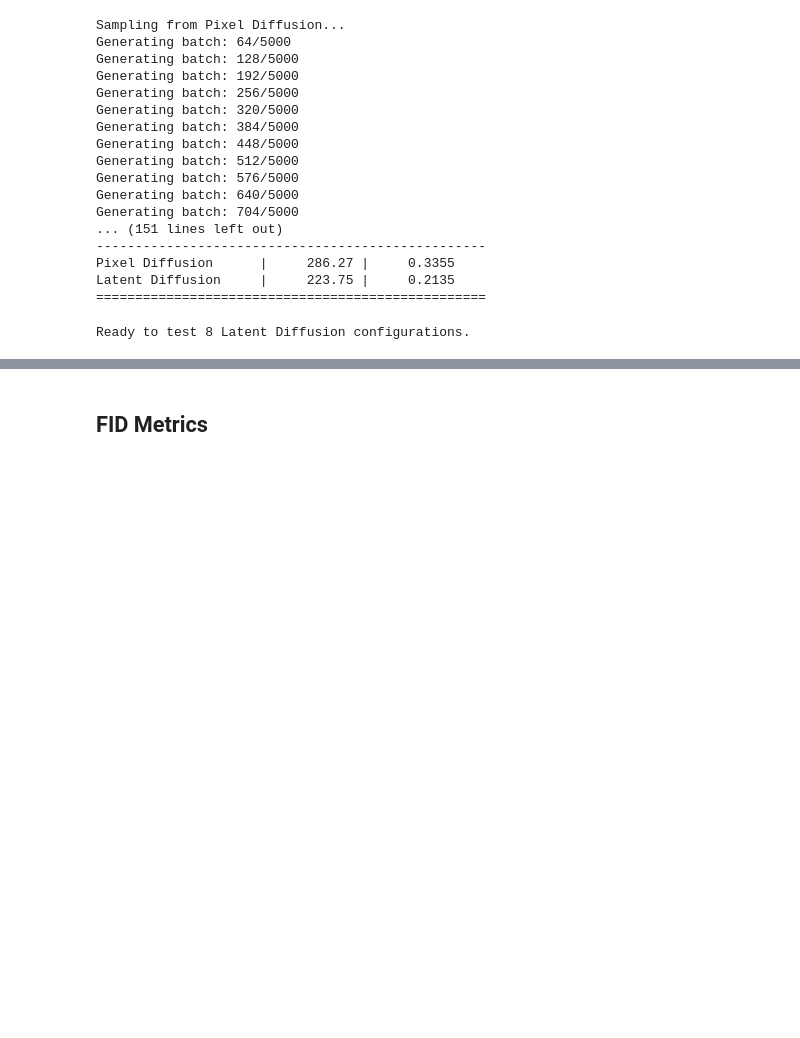
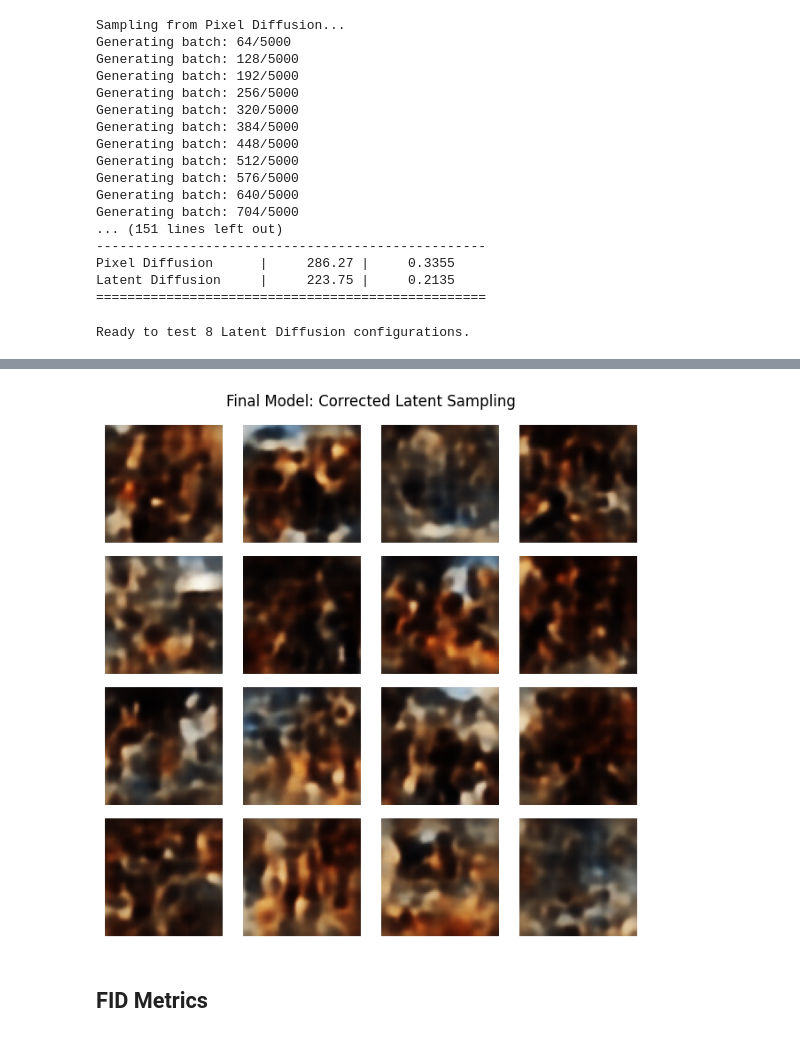
Before and after one commit to Tuco711/GenAI_Project, a Jupyter notebook: TP1-alunos-src-only/student_start_pack/ArtBench10_Student_Start_Pack.ipynb, the cells around one changed output, grey strips where cells are left out. Cells and saved outputs as stored; diff of their text form; code cells hidden in the pictures; blank space fills up the shorter version.

```diff
--- a/TP1-alunos-src-only/student_start_pack/ArtBench10_Student_Start_Pack.ipynb
+++ b/TP1-alunos-src-only/student_start_pack/ArtBench10_Student_Start_Pack.ipynb
@@ -3437,0 +3694,69 @@ Ready to test 8 Latent Diffusion configurations.
+# %%
+final_train_loader, final_test_loader = build_artbench_loaders(
+    train_hf,
+    test_hf,
+    batch_size=BATCH_SIZE,
+    use_gan_norm=True,
+    train_ids=None
+)
+
+
+# --- CONFIGURAZIONE DEFINITIVA ---
+FINAL_CFG = {
+    'lr': 5e-5,
+    'timesteps': 1000,
+    'schedule': 'cosine',
+    'epochs': 50,           # Prova con 50 per vedere il trend, poi valuta se raddoppiare
+    'latent_scale': 0.18215, # Scala la varianza latente a 1 (standard Stable Diffusion)
+    'batch_size': 64
+}
+
+# 1. Preparazione Modello
+final_model = LatentDenoiseNetwork(latent_channels=4, model_channels=128, num_res_blocks=3).to(device)
+final_diffusion = GaussianDiffusion(
+    num_timesteps=FINAL_CFG['timesteps'],
+    schedule=FINAL_CFG['schedule'],
+    device=device
+)
+
+# 2. TRAINING (Con Scaling dei Latenti)
+# L'aggiunta dello scaling nel training aiuta la UNet a vedere dati "normalizzati"
+print(f"🚀 Avvio Addestramento Finale: {FINAL_CFG['epochs']} epoche sul 100% dei dati...")
+
+final_history = fit_or_load_model(
+    model=final_model,
+    name="LDM_Final_ArtBench_v1",
+    train_function=train_diffusion,
+    load_if_available=False,
+    loader=final_train_loader,  # Usa il loader con tutto il dataset
+    schedule=final_diffusion,
+    epochs=FINAL_CFG['epochs'],
+    lr=FINAL_CFG['lr'],
+    # Applichiamo lo scaling durante l'encoding: vae_output * 0.18215
+    encode_fn=lambda x: (vae.encoder(x)[0] * FINAL_CFG['latent_scale'], None)
+)
+
+# 3. SAMPLING CON CLAMPING (La soluzione alla saturazione)
+def final_safe_sampling(unet, vae, diffusion, n_samples=16, scale=0.18215):
+    unet.eval()
+    with torch.no_grad():
+        # Partiamo da rumore Gaussiano puro
+        samples = torch.randn((n_samples, 4, 8, 8), device=device)
+
+        for i in reversed(range(diffusion.num_timesteps)):
+            t = torch.full((n_samples,), i, device=device, dtype=torch.long)
+            samples = diffusion.p_sample(unet, samples, t, i)
+
+            # TRUCCO CHIAVE: Clamping dinamico dei latenti ad ogni step
+            # Impedisce ai valori di divergere e creare i colori "bruciati"
+            samples = torch.clamp(samples, -2.5, 2.5)
+
+        # De-scaling prima di passare al Decoder del VAE
+        samples = samples / scale
+        return vae.decoder(samples)
+
+# 4. TEST IMMEDIATO
+print("🎨 Generazione campioni di prova con le nuove ottimizzazioni...")
+final_gen_images = final_safe_sampling(final_model, vae, final_diffusion)
+show_image_grid(final_gen_images, title="Final Model: Corrected Latent Sampling")
+# %% [output]
@@ -3438,3 +3780,4 @@ Ready to test 8 Latent Diffusion configurations.
+[figure, added]
 # %% [markdown]
 ## FID Metrics
 # %%
```
Also changed, not shown: parts of 12 cells of this notebook.
